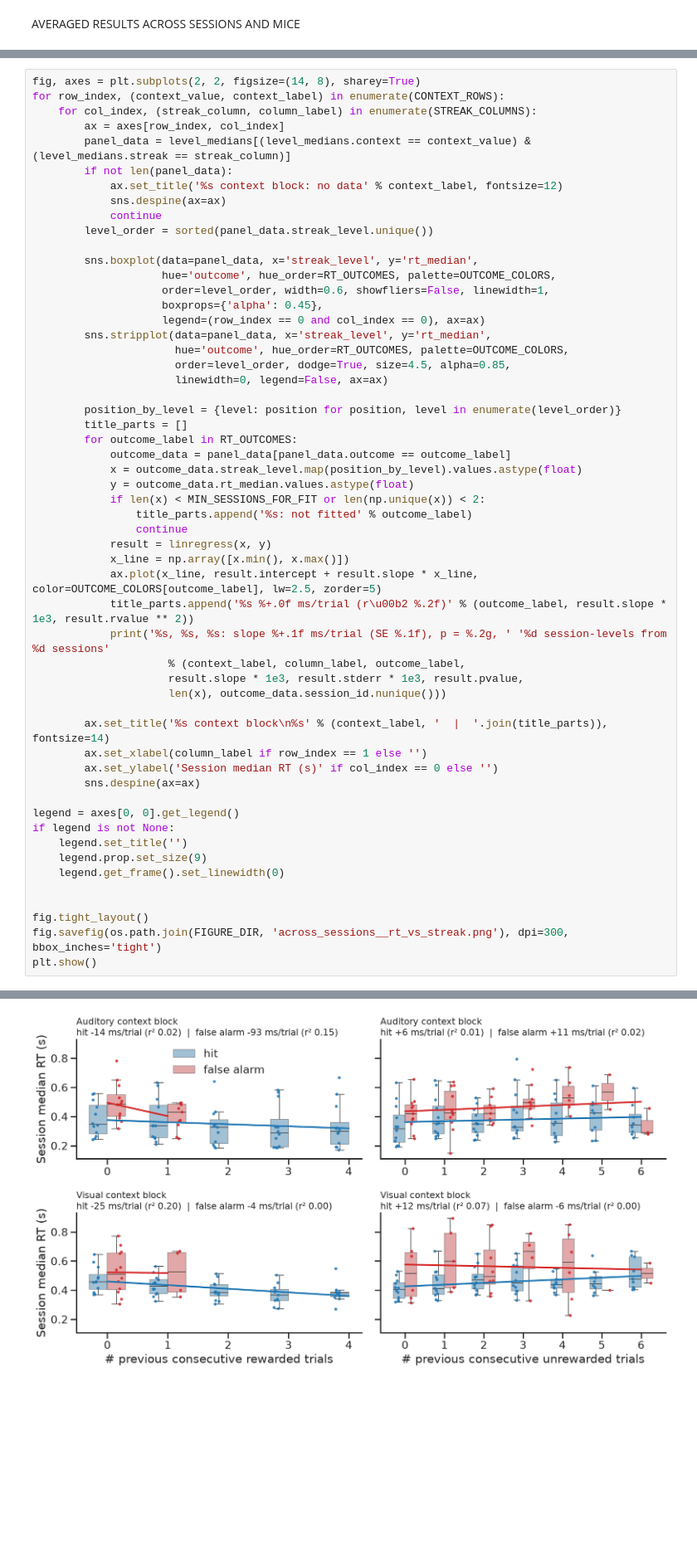
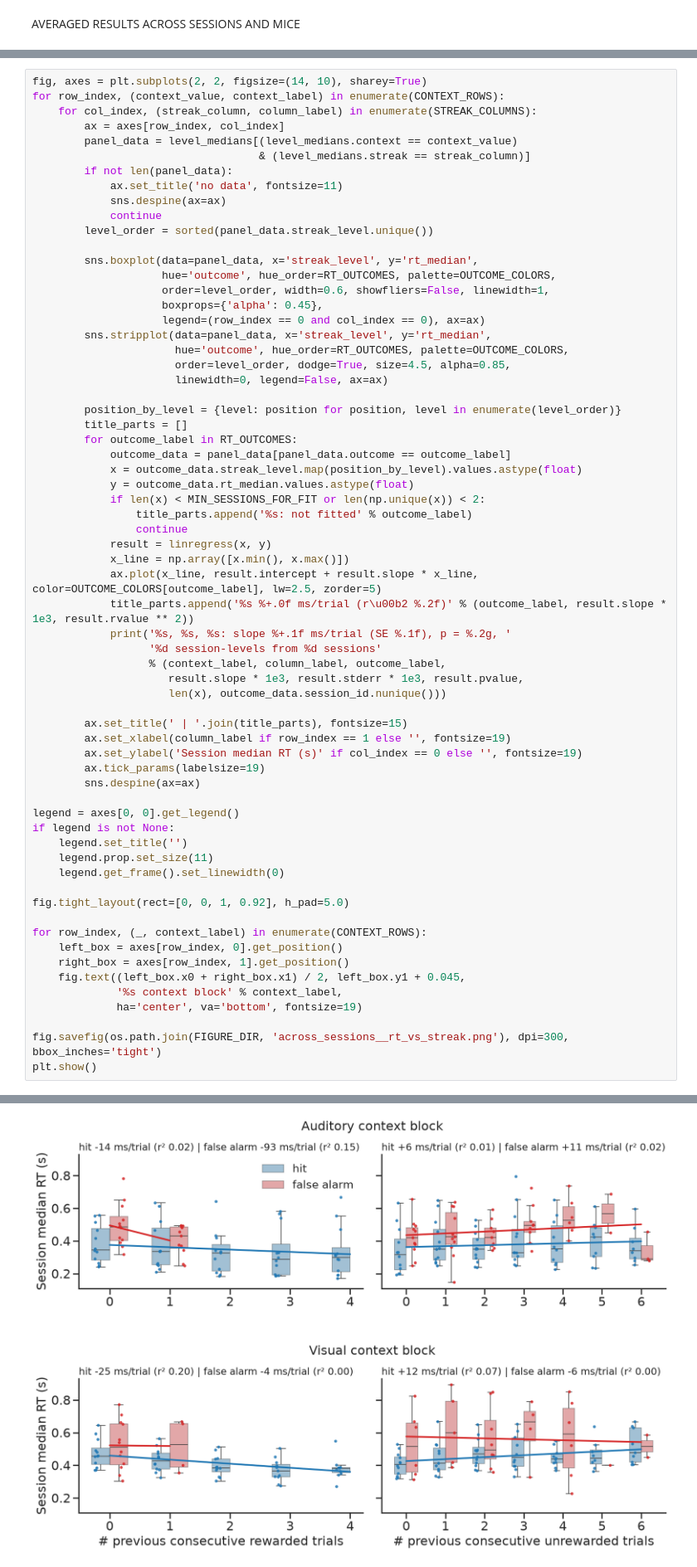
Before and after one commit to tierneydaw1/MisfiringSquad, a Jupyter notebook: code/AvgEngagement.ipynb, the cells around one changed output, grey strips where cells are left out. Shown at 83% size. Drawn from its saved outputs; the diff is of its cells as text; blank space fills up the shorter version.

```diff
--- a/code/AvgEngagement.ipynb
+++ b/code/AvgEngagement.ipynb
@@ -51,13 +52,14 @@ level_medians = level_medians[level_medians.n_trials >= MIN_TRIALS_PER_LEVEL]
 # %% [output]
 12 sessions, 6247 trials total
 # %%
-fig, axes = plt.subplots(2, 2, figsize=(14, 8), sharey=True)
+fig, axes = plt.subplots(2, 2, figsize=(14, 10), sharey=True)
 for row_index, (context_value, context_label) in enumerate(CONTEXT_ROWS):
     for col_index, (streak_column, column_label) in enumerate(STREAK_COLUMNS):
         ax = axes[row_index, col_index]
-        panel_data = level_medians[(level_medians.context == context_value) & (level_medians.streak == streak_column)]
+        panel_data = level_medians[(level_medians.context == context_value)
+                                   & (level_medians.streak == streak_column)]
         if not len(panel_data):
-            ax.set_title('%s context block: no data' % context_label, fontsize=12)
+            ax.set_title('no data', fontsize=11)
             sns.despine(ax=ax)
             continue
         level_order = sorted(panel_data.streak_level.unique())
@@ -80,38 +82,47 @@ for row_index, (context_value, context_label) in enumerate(CONTEXT_ROWS):
             y = outcome_data.rt_median.values.astype(float)
             if len(x) < MIN_SESSIONS_FOR_FIT or len(np.unique(x)) < 2:
                 title_parts.append('%s: not fitted' % outcome_label)
                 continue
             result = linregress(x, y)
             x_line = np.array([x.min(), x.max()])
             ax.plot(x_line, result.intercept + result.slope * x_line, color=OUTCOME_COLORS[outcome_label], lw=2.5, zorder=5)
             title_parts.append('%s %+.0f ms/trial (r\u00b2 %.2f)' % (outcome_label, result.slope * 1e3, result.rvalue ** 2))
-            print('%s, %s, %s: slope %+.1f ms/trial (SE %.1f), p = %.2g, ' '%d session-levels from %d sessions'
-                     % (context_label, column_label, outcome_label,
+            print('%s, %s, %s: slope %+.1f ms/trial (SE %.1f), p = %.2g, '
+                  '%d session-levels from %d sessions'
+                  % (context_label, column_label, outcome_label,
                      result.slope * 1e3, result.stderr * 1e3, result.pvalue,
                      len(x), outcome_data.session_id.nunique()))
 
-        ax.set_title('%s context block\n%s' % (context_label, '  |  '.join(title_parts)), fontsize=14)
-        ax.set_xlabel(column_label if row_index == 1 else '')
-        ax.set_ylabel('Session median RT (s)' if col_index == 0 else '')
+        ax.set_title(' | '.join(title_parts), fontsize=15)
+        ax.set_xlabel(column_label if row_index == 1 else '', fontsize=19)
+        ax.set_ylabel('Session median RT (s)' if col_index == 0 else '', fontsize=19)
+        ax.tick_params(labelsize=19)
         sns.despine(ax=ax)
 
 legend = axes[0, 0].get_legend()
 if legend is not None:
     legend.set_title('')
-    legend.prop.set_size(9)
+    legend.prop.set_size(11)
     legend.get_frame().set_linewidth(0)
 
+fig.tight_layout(rect=[0, 0, 1, 0.92], h_pad=5.0)
 
-fig.tight_layout()
+for row_index, (_, context_label) in enumerate(CONTEXT_ROWS):
+    left_box = axes[row_index, 0].get_position()
+    right_box = axes[row_index, 1].get_position()
+    fig.text((left_box.x0 + right_box.x1) / 2, left_box.y1 + 0.045,
+             '%s context block' % context_label,
+             ha='center', va='bottom', fontsize=19)
+
 fig.savefig(os.path.join(FIGURE_DIR, 'across_sessions__rt_vs_streak.png'), dpi=300, bbox_inches='tight')
 plt.show()
 # %% [output]
 Auditory, # previous consecutive rewarded trials, hit: slope -14.2 ms/trial (SE 12.7), p = 0.27, 59 session-levels from 12 sessions
 Auditory, # previous consecutive rewarded trials, false alarm: slope -92.6 ms/trial (SE 48.1), p = 0.068, 23 session-levels from 12 sessions
 Auditory, # previous consecutive unrewarded trials, hit: slope +5.8 ms/trial (SE 8.0), p = 0.47, 75 session-levels from 12 sessions
 Auditory, # previous consecutive unrewarded trials, false alarm: slope +11.0 ms/trial (SE 10.1), p = 0.28, 51 session-levels from 11 sessions
 Visual, # previous consecutive rewarded trials, hit: slope -24.8 ms/trial (SE 6.7), p = 0.00052, 58 session-levels from 12 sessions
 Visual, # previous consecutive rewarded trials, false alarm: slope -3.8 ms/trial (SE 89.2), p = 0.97, 16 session-levels from 12 sessions
 Visual, # previous consecutive unrewarded trials, hit: slope +12.0 ms/trial (SE 5.3), p = 0.026, 74 session-levels from 12 sessions
 Visual, # previous consecutive unrewarded trials, false alarm: slope -5.7 ms/trial (SE 20.2), p = 0.78, 32 session-levels from 9 sessions
-[figure, old version]
+[figure, new version]
```
Also changed, not shown: parts of 8 cells of this notebook, 3 other files.
